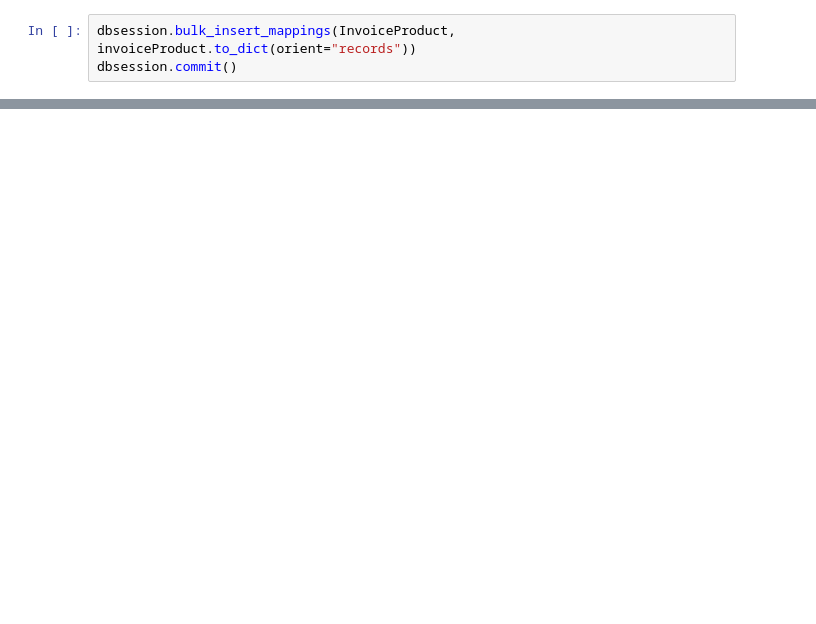
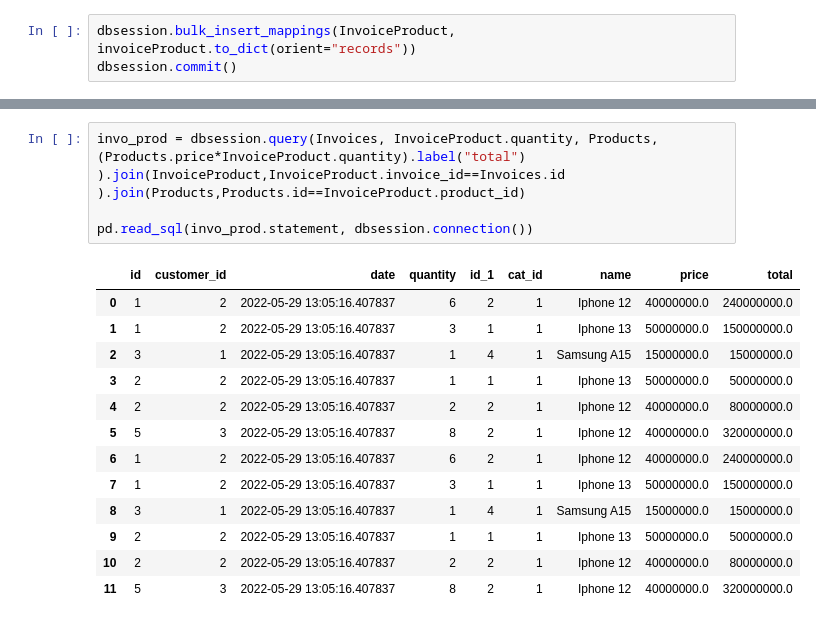
Before and after one commit to hamedf62/mobile-crm, a Jupyter notebook: Data.ipynb, the cells around one changed output, grey strips where cells are left out. Cells and saved outputs as stored; diff of their text form; blank space fills up the shorter version.

```diff
--- a/Data.ipynb
+++ b/Data.ipynb
@@ -104,0 +153,21 @@ dbsession.commit()
+# %%
+invo_prod = dbsession.query(Invoices, InvoiceProduct.quantity, Products,
+(Products.price*InvoiceProduct.quantity).label("total")
+).join(InvoiceProduct,InvoiceProduct.invoice_id==Invoices.id
+).join(Products,Products.id==InvoiceProduct.product_id)
+
+pd.read_sql(invo_prod.statement, dbsession.connection())
+# %% [output]
+|  | id | customer_id | date | quantity | id_1 | cat_id | name | price | total |
+| 0 | 1 | 2 | 2022-05-29 13:05:16.407837 | 6 | 2 | 1 | Iphone 12 | 40000000.0 | 240000000.0 |
+| 1 | 1 | 2 | 2022-05-29 13:05:16.407837 | 3 | 1 | 1 | Iphone 13 | 50000000.0 | 150000000.0 |
+| 2 | 3 | 1 | 2022-05-29 13:05:16.407837 | 1 | 4 | 1 | Samsung A15 | 15000000.0 | 15000000.0 |
+| 3 | 2 | 2 | 2022-05-29 13:05:16.407837 | 1 | 1 | 1 | Iphone 13 | 50000000.0 | 50000000.0 |
+| 4 | 2 | 2 | 2022-05-29 13:05:16.407837 | 2 | 2 | 1 | Iphone 12 | 40000000.0 | 80000000.0 |
+| 5 | 5 | 3 | 2022-05-29 13:05:16.407837 | 8 | 2 | 1 | Iphone 12 | 40000000.0 | 320000000.0 |
+| 6 | 1 | 2 | 2022-05-29 13:05:16.407837 | 6 | 2 | 1 | Iphone 12 | 40000000.0 | 240000000.0 |
+| 7 | 1 | 2 | 2022-05-29 13:05:16.407837 | 3 | 1 | 1 | Iphone 13 | 50000000.0 | 150000000.0 |
+| 8 | 3 | 1 | 2022-05-29 13:05:16.407837 | 1 | 4 | 1 | Samsung A15 | 15000000.0 | 15000000.0 |
+| 9 | 2 | 2 | 2022-05-29 13:05:16.407837 | 1 | 1 | 1 | Iphone 13 | 50000000.0 | 50000000.0 |
+| 10 | 2 | 2 | 2022-05-29 13:05:16.407837 | 2 | 2 | 1 | Iphone 12 | 40000000.0 | 80000000.0 |
+| 11 | 5 | 3 | 2022-05-29 13:05:16.407837 | 8 | 2 | 1 | Iphone 12 | 40000000.0 | 320000000.0 |
```
Also changed, not shown: parts of 23 cells of this notebook, 8 other files.
